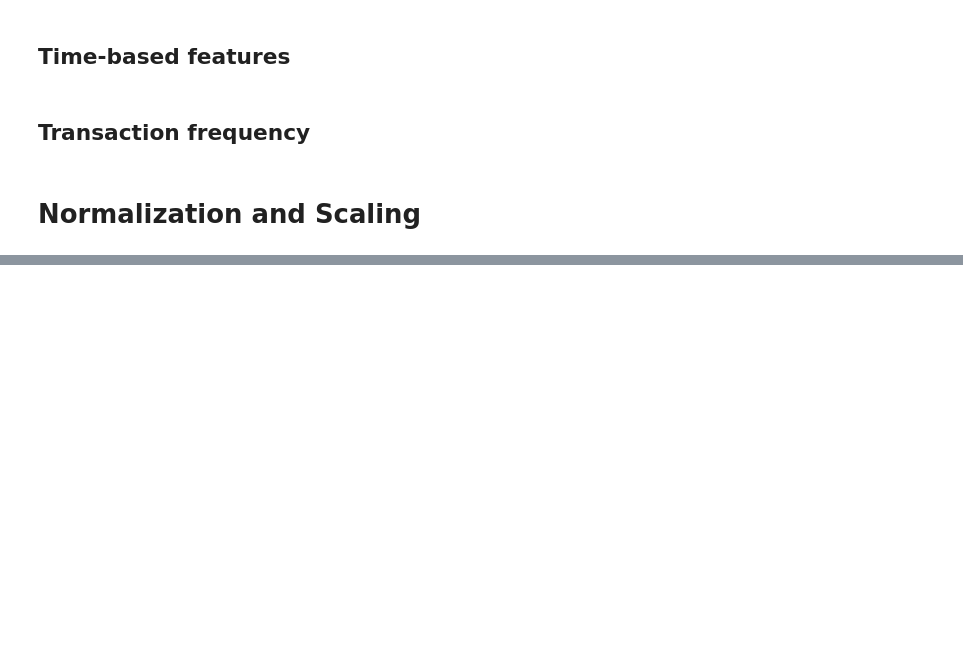
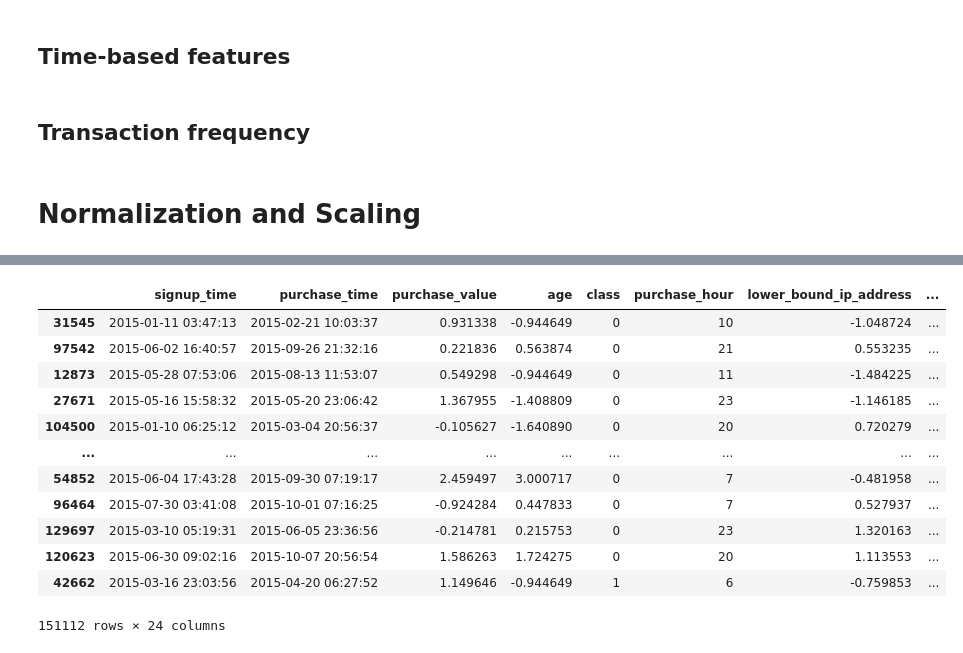
Before and after one commit to surak-alf/Fraud_Detection, a Jupyter notebook: notebook/data_analysis.ipynb, the cells around one changed output, grey strips where cells are left out. Saved outputs shown, nothing was run; the diff lists cells and outputs as text; code cells hidden in the pictures; blank space fills up the shorter version.

```diff
--- a/notebook/data_analysis.ipynb
+++ b/notebook/data_analysis.ipynb
@@ -343,0 +378,5 @@ memory usage: 17.1+ MB
+# %%
+numerical_features = ['purchase_value', 'age', 'time_since_signup', 'transaction_count',
+                      'lower_bound_ip_address', 'upper_bound_ip_address']
+scaler = StandardScaler()
+fraud_data_merged[numerical_features] = scaler.fit_transform(fraud_data_merged[numerical_features])
@@ -343,0 +405,11 @@ memory usage: 17.1+ MB
+# %%
+# One-Hot Encoding
+categorical_features = ['source', 'browser', 'sex']  # Include extracted day of week
+encoder = OneHotEncoder(handle_unknown='ignore', sparse_output=False) #sparse=False for dense array output
+encoded_features = encoder.fit_transform(fraud_data_merged[categorical_features])
+encoded_feature_names = encoder.get_feature_names_out(categorical_features) # Get the new column names
+encoded_df = pd.DataFrame(encoded_features, columns=encoded_feature_names) # Create DataFrame
+fraud_data_merged = fraud_data_merged.drop(categorical_features, axis=1) # Drop original categorical columns
+fraud_data_merged = pd.concat([fraud_data_merged, encoded_df], axis=1) # Concatenate the encoded features
+# %%
+country = fraud_data_merged['country'].value_counts()
@@ -343,0 +483,28 @@ memory usage: 17.1+ MB
+# %%
+# Group less frequent countries
+country_counts = fraud_data_merged['country'].value_counts()
+threshold = 100
+less_frequent_countries = country_counts[country_counts < threshold].index.tolist()
+
+def group_less_frequent(country):
+    if country in less_frequent_countries:
+        return 'other'
+    return country
+
+fraud_data_merged['country_grouped'] = fraud_data_merged['country'].apply(group_less_frequent)
+# %%
+fraud_data_merged
+# %% [output]
+|  | signup_time | purchase_time | purchase_value | age | class | purchase_hour | lower_bound_ip_address | ... |
+| 31545 | 2015-01-11 03:47:13 | 2015-02-21 10:03:37 | 0.931338 | -0.944649 | 0 | 10 | -1.048724 | ... |
+| 97542 | 2015-06-02 16:40:57 | 2015-09-26 21:32:16 | 0.221836 | 0.563874 | 0 | 21 | 0.553235 | ... |
+| 12873 | 2015-05-28 07:53:06 | 2015-08-13 11:53:07 | 0.549298 | -0.944649 | 0 | 11 | -1.484225 | ... |
+| 27671 | 2015-05-16 15:58:32 | 2015-05-20 23:06:42 | 1.367955 | -1.408809 | 0 | 23 | -1.146185 | ... |
+| 104500 | 2015-01-10 06:25:12 | 2015-03-04 20:56:37 | -0.105627 | -1.640890 | 0 | 20 | 0.720279 | ... |
+| ... | ... | ... | ... | ... | ... | ... | ... | ... |
+| 54852 | 2015-06-04 17:43:28 | 2015-09-30 07:19:17 | 2.459497 | 3.000717 | 0 | 7 | -0.481958 | ... |
+| 96464 | 2015-07-30 03:41:08 | 2015-10-01 07:16:25 | -0.924284 | 0.447833 | 0 | 7 | 0.527937 | ... |
+| 129697 | 2015-03-10 05:19:31 | 2015-06-05 23:36:56 | -0.214781 | 0.215753 | 0 | 23 | 1.320163 | ... |
+| 120623 | 2015-06-30 09:02:16 | 2015-10-07 20:56:54 | 1.586263 | 1.724275 | 0 | 20 | 1.113553 | ... |
+| 42662 | 2015-03-16 23:03:56 | 2015-04-20 06:27:52 | 1.149646 | -0.944649 | 1 | 6 | -0.759853 | ... |
+151112 rows × 24 columns
```
Also changed, not shown: parts of 21 cells of this notebook, 1 other file.
